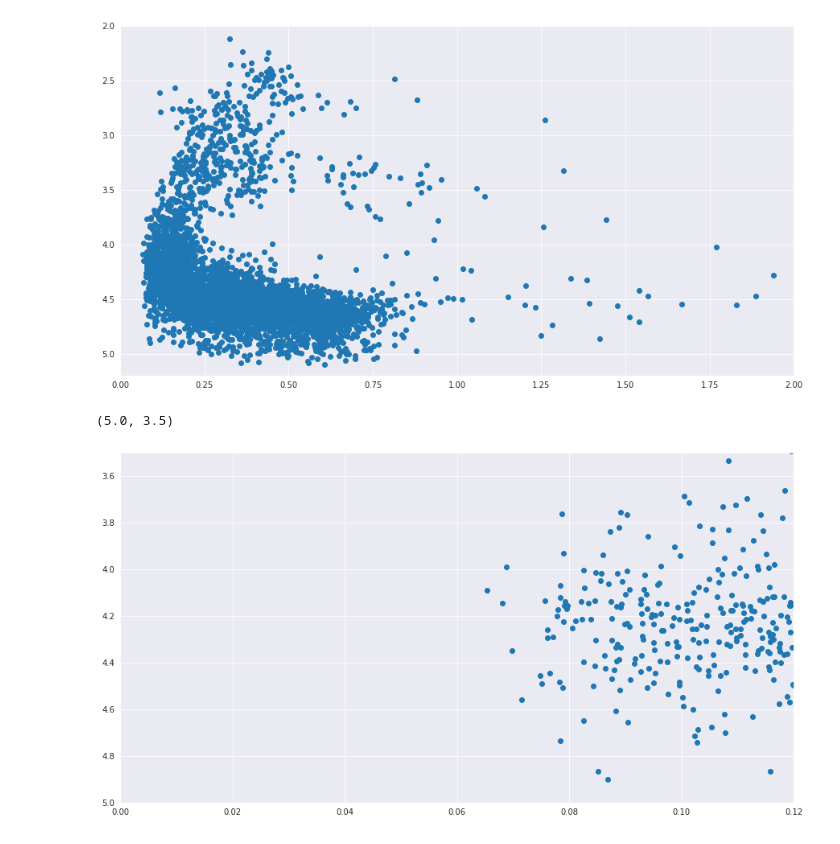
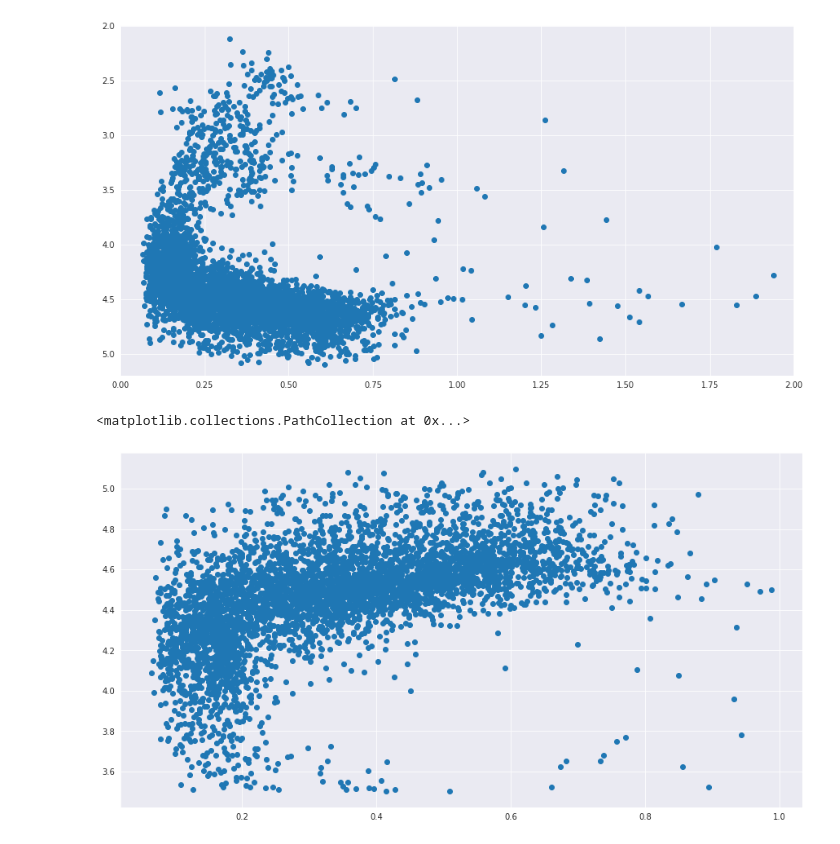
Before and after one commit to Srivardini11/lark, a Jupyter notebook: Flkr_g_0_5k.ipynb, the cells around one changed output. Saved outputs shown, nothing was run; the diff lists cells and outputs as text; code cells hidden in the pictures.

```diff
--- a/Flkr_g_0_5k.ipynb
+++ b/Flkr_g_0_5k.ipynb
@@ -97,3 +114,6 @@ flkr_g
 | 4998 | 0.216729 | 4.277 |
 | 4999 | 0.263264 | 4.428 |
 5000 rows × 2 columns
+# %%
+df_test = pd.read_csv('f8_g_0to5k.csv')[['Flkr',	'Log G']]
+df_test
@@ -107,13 +141,13 @@ plt.ylim(5.2, 2)
 # %% [output]
 (5.2, 2.0)
 [figure]
+# %%
+df_cut = df_test[ (df_test['Log G'] >3.5) & (df_test['Log G'] <5.2) & (df_test['Flkr'] >0) & (df_test['Flkr'] <1)]
 # %%
-x = flkr_g['Flkr']
-y = flkr_g['Log G']
+x = df_cut['Flkr']
+y = df_cut['Log G']
 
 plt.scatter(x,y)
-plt.xlim(0,.12)
-plt.ylim(5,3.5)
 # %% [output]
-(5.0, 3.5)
+<matplotlib.collections.PathCollection at 0x...>
-[figure, old version]
+[figure, new version]
```
Also changed, not shown: parts of 8 cells of this notebook.
